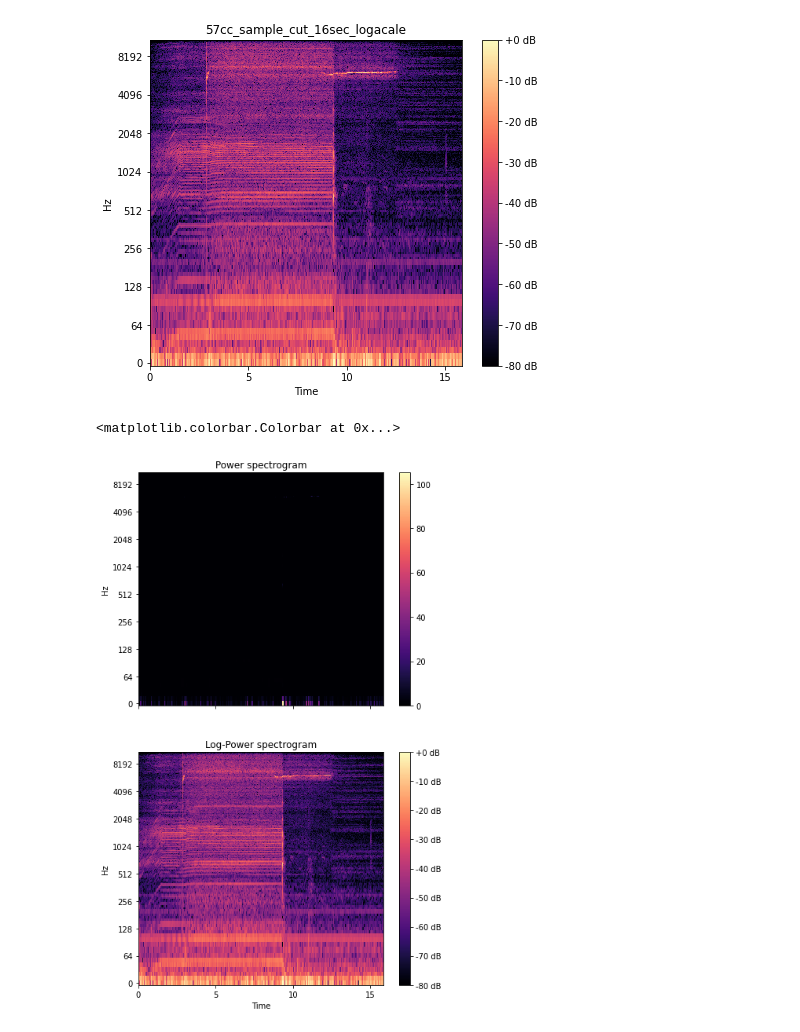
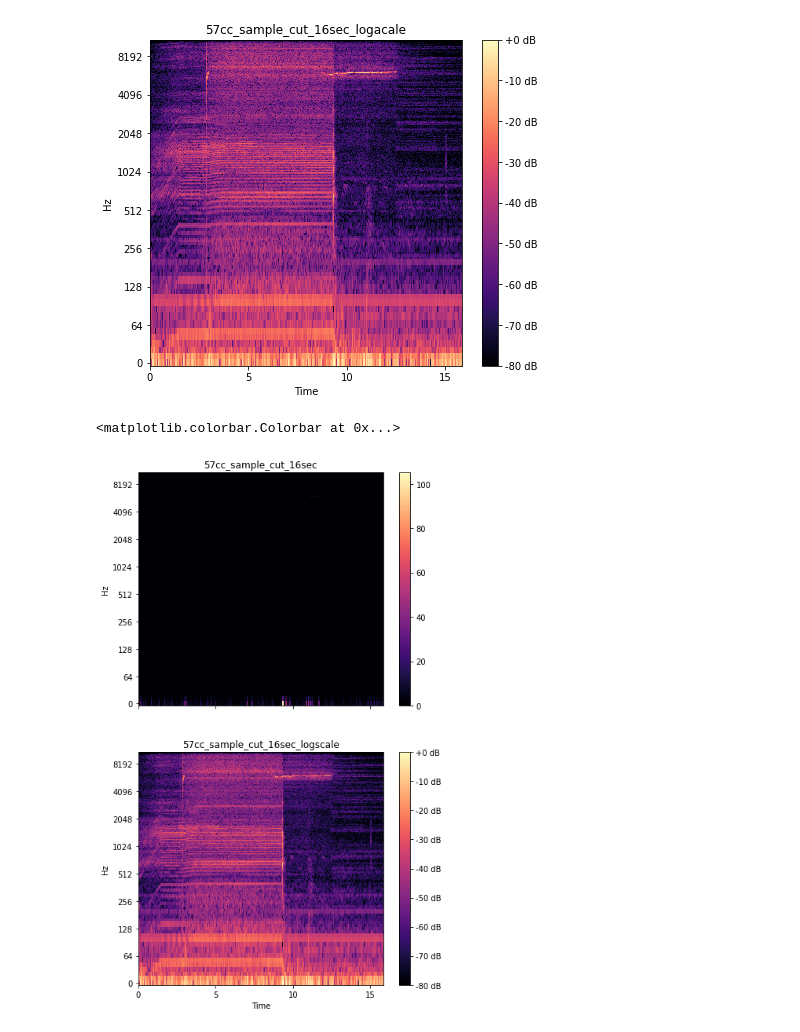
Before and after one commit to astroeye/autoencoder, a Jupyter notebook: 01_study/librosa_test_57cc.ipynb, the cells around one changed output. Cells and saved outputs as stored; diff of their text form; code cells hidden in the pictures.

```diff
--- a/01_study/librosa_test_57cc.ipynb
+++ b/01_study/librosa_test_57cc.ipynb
@@ -53,14 +53,14 @@ fig.colorbar(img, ax=ax, format="%+2.0f dB")
 # %%
 fig, ax = plt.subplots(nrows=2, sharex=True, sharey=True, figsize=(7, 12))
 imgpow = librosa.display.specshow(abs_stft**2, sr=sr, y_axis='log', x_axis='time',
                                   ax=ax[0])
-ax[0].set(title='Power spectrogram')
+ax[0].set(title='57cc_sample_cut_16sec')
 ax[0].label_outer()
 imgdb = librosa.display.specshow(librosa.power_to_db(abs_stft**2, ref=np.max),
                                  sr=sr, y_axis='log', x_axis='time', ax=ax[1])
-ax[1].set(title='Log-Power spectrogram')
+ax[1].set(title='57cc_sample_cut_16sec_logscale')
 fig.colorbar(imgpow, ax=ax[0])
 fig.colorbar(imgdb, ax=ax[1], format="%+2.0f dB")
 # %% [output]
 <matplotlib.colorbar.Colorbar at 0x...>
-[figure, old version]
+[figure, new version]
```
